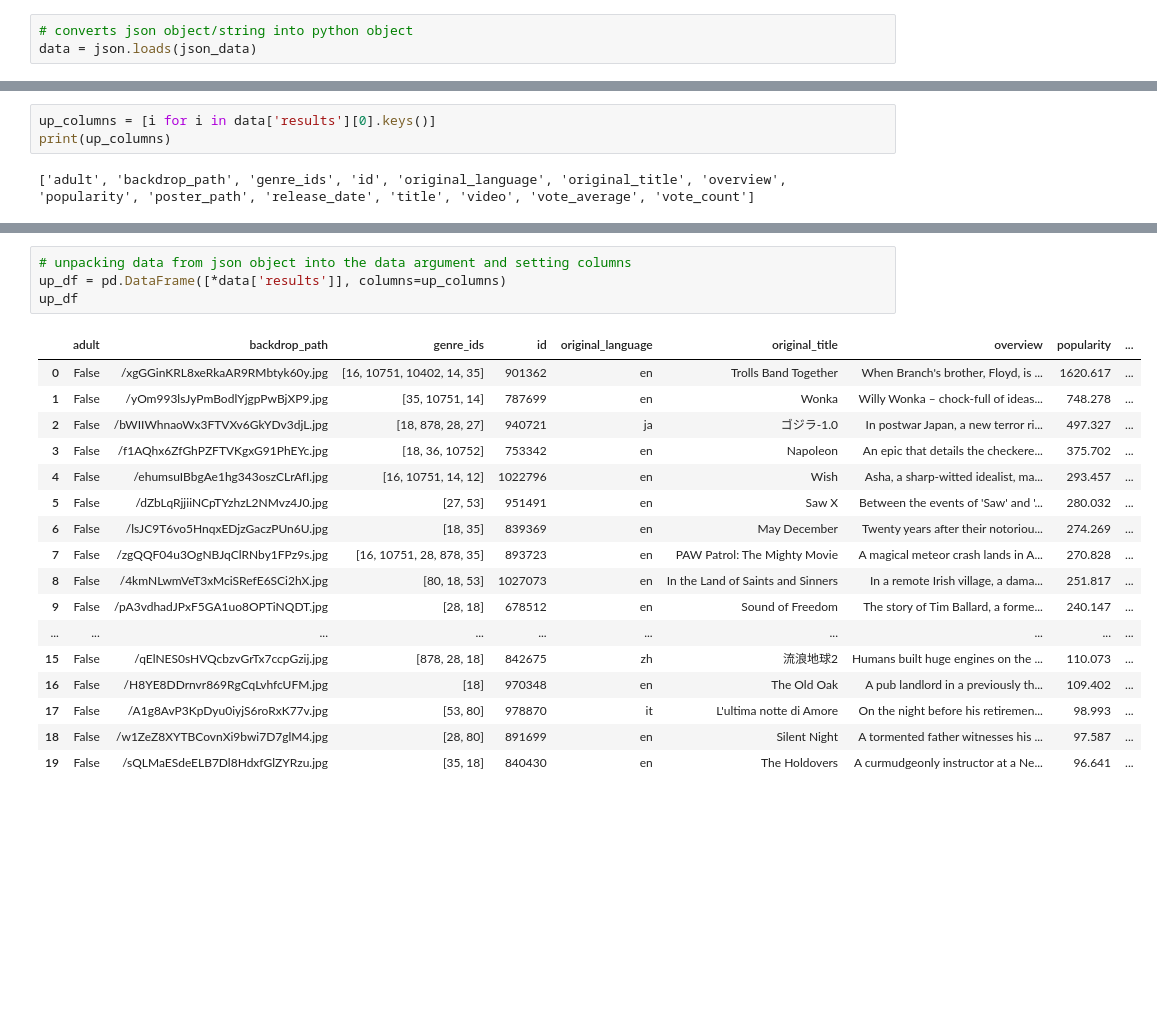
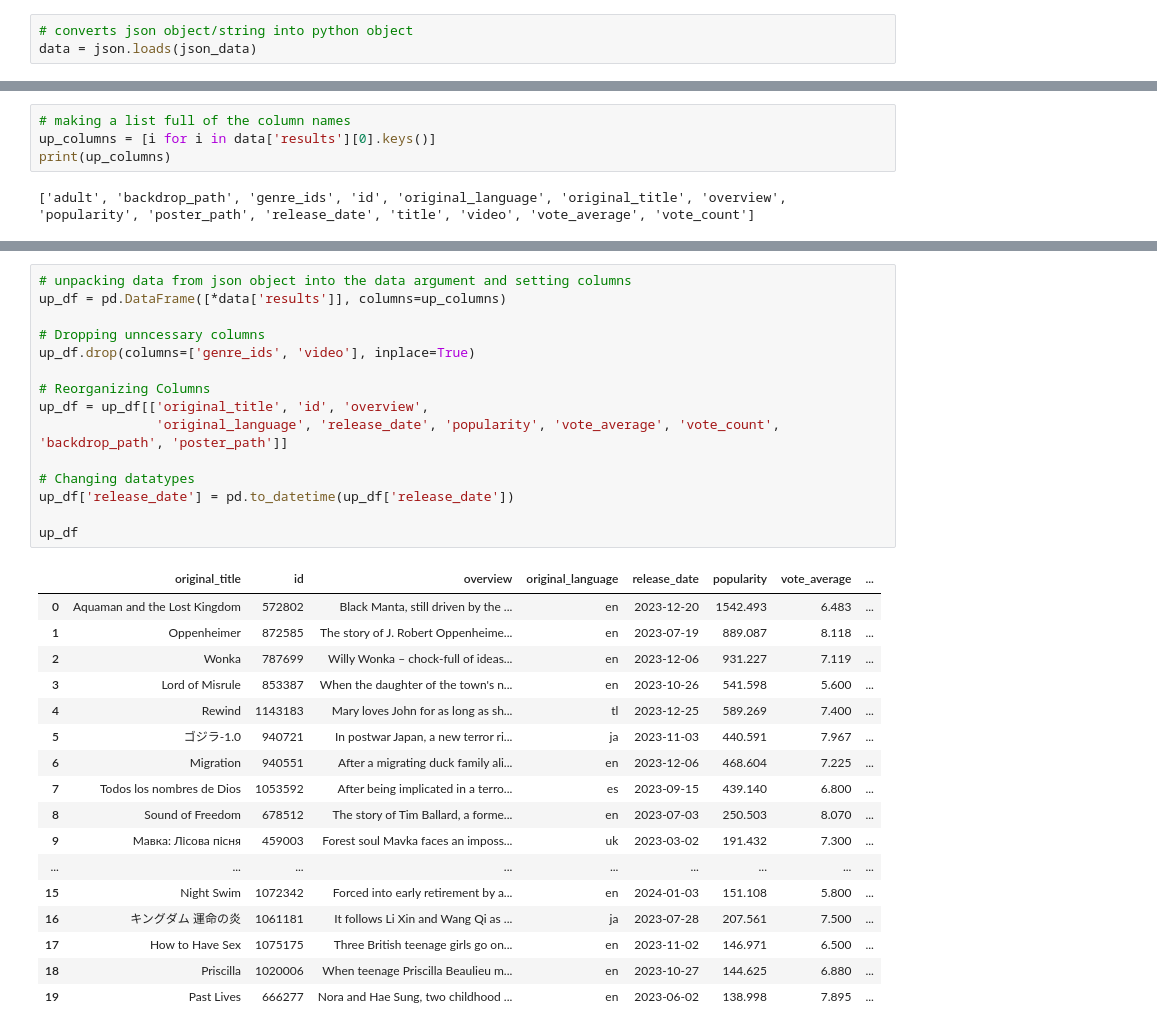
Before and after one commit to CarterT101/Movie_DB, a Jupyter notebook: Notebooks/Movie_DB_Main.ipynb, the cells around one changed output, grey strips where cells are left out. Cells and saved outputs as stored; diff of their text form; blank space fills up the shorter version.

Commit message:
upcoming movies update

```diff
--- a/Notebooks/Movie_DB_Main.ipynb
+++ b/Notebooks/Movie_DB_Main.ipynb
@@ -494,4 +493,5 @@ print(*data['results'][0].items())
 # %%
+# making a list full of the column names
 up_columns = [i for i in data['results'][0].keys()]
 print(up_columns)
 # %% [output]
@@ -521,25 +521,36 @@ vote_count 97
 # %%
 # unpacking data from json object into the data argument and setting columns
 up_df = pd.DataFrame([*data['results']], columns=up_columns)
+
+# Dropping unncessary columns
+up_df.drop(columns=['genre_ids', 'video'], inplace=True)
+
+# Reorganizing Columns
+up_df = up_df[['original_title', 'id', 'overview',
+               'original_language', 'release_date', 'popularity', 'vote_average', 'vote_count', 'backdrop_path', 'poster_path']]
+
+# Changing datatypes
+up_df['release_date'] = pd.to_datetime(up_df['release_date'])
+
 up_df
 # %% [output]
-|  | adult | backdrop_path | genre_ids | id | original_language | original_title | overview | popularity | ... |
-| 0 | False | /xgGGinKRL8xeRkaAR9RMbtyk60y.jpg | [16, 10751, 10402, 14, 35] | 901362 | en | Trolls Band Together | When Branch's brother, Floyd, is ... | 1620.617 | ... |
-| 1 | False | /yOm993lsJyPmBodlYjgpPwBjXP9.jpg | [35, 10751, 14] | 787699 | en | Wonka | Willy Wonka – chock-full of ideas... | 748.278 | ... |
-| 2 | False | /bWIIWhnaoWx3FTVXv6GkYDv3djL.jpg | [18, 878, 28, 27] | 940721 | ja | ゴジラ-1.0 | In postwar Japan, a new terror ri... | 497.327 | ... |
-| 3 | False | /f1AQhx6ZfGhPZFTVKgxG91PhEYc.jpg | [18, 36, 10752] | 753342 | en | Napoleon | An epic that details the checkere... | 375.702 | ... |
-| 4 | False | /ehumsuIBbgAe1hg343oszCLrAfI.jpg | [16, 10751, 14, 12] | 1022796 | en | Wish | Asha, a sharp-witted idealist, ma... | 293.457 | ... |
-| 5 | False | /dZbLqRjjiiNCpTYzhzL2NMvz4J0.jpg | [27, 53] | 951491 | en | Saw X | Between the events of 'Saw' and '... | 280.032 | ... |
-| 6 | False | /lsJC9T6vo5HnqxEDjzGaczPUn6U.jpg | [18, 35] | 839369 | en | May December | Twenty years after their notoriou... | 274.269 | ... |
-| 7 | False | /zgQQF04u3OgNBJqClRNby1FPz9s.jpg | [16, 10751, 28, 878, 35] | 893723 | en | PAW Patrol: The Mighty Movie | A magical meteor crash lands in A... | 270.828 | ... |
-| 8 | False | /4kmNLwmVeT3xMciSRefE6SCi2hX.jpg | [80, 18, 53] | 1027073 | en | In the Land of Saints and Sinners | In a remote Irish village, a dama... | 251.817 | ... |
-| 9 | False | /pA3vdhadJPxF5GA1uo8OPTiNQDT.jpg | [28, 18] | 678512 | en | Sound of Freedom | The story of Tim Ballard, a forme... | 240.147 | ... |
-| ... | ... | ... | ... | ... | ... | ... | ... | ... | ... |
-| 15 | False | /qElNES0sHVQcbzvGrTx7ccpGzij.jpg | [878, 28, 18] | 842675 | zh | 流浪地球2 | Humans built huge engines on the ... | 110.073 | ... |
-| 16 | False | /H8YE8DDrnvr869RgCqLvhfcUFM.jpg | [18] | 970348 | en | The Old Oak | A pub landlord in a previously th... | 109.402 | ... |
-| 17 | False | /A1g8AvP3KpDyu0iyjS6roRxK77v.jpg | [53, 80] | 978870 | it | L'ultima notte di Amore | On the night before his retiremen... | 98.993 | ... |
-| 18 | False | /w1ZeZ8XYTBCovnXi9bwi7D7glM4.jpg | [28, 80] | 891699 | en | Silent Night | A tormented father witnesses his ... | 97.587 | ... |
-| 19 | False | /sQLMaESdeELB7Dl8HdxfGlZYRzu.jpg | [35, 18] | 840430 | en | The Holdovers | A curmudgeonly instructor at a Ne... | 96.641 | ... |
+|  | original_title | id | overview | original_language | release_date | popularity | vote_average | ... |
+| 0 | Aquaman and the Lost Kingdom | 572802 | Black Manta, still driven by the ... | en | 2023-12-20 | 1542.493 | 6.483 | ... |
+| 1 | Oppenheimer | 872585 | The story of J. Robert Oppenheime... | en | 2023-07-19 | 889.087 | 8.118 | ... |
+| 2 | Wonka | 787699 | Willy Wonka – chock-full of ideas... | en | 2023-12-06 | 931.227 | 7.119 | ... |
+| 3 | Lord of Misrule | 853387 | When the daughter of the town's n... | en | 2023-10-26 | 541.598 | 5.600 | ... |
+| 4 | Rewind | 1143183 | Mary loves John for as long as sh... | tl | 2023-12-25 | 589.269 | 7.400 | ... |
+| 5 | ゴジラ-1.0 | 940721 | In postwar Japan, a new terror ri... | ja | 2023-11-03 | 440.591 | 7.967 | ... |
+| 6 | Migration | 940551 | After a migrating duck family ali... | en | 2023-12-06 | 468.604 | 7.225 | ... |
+| 7 | Todos los nombres de Dios | 1053592 | After being implicated in a terro... | es | 2023-09-15 | 439.140 | 6.800 | ... |
+| 8 | Sound of Freedom | 678512 | The story of Tim Ballard, a forme... | en | 2023-07-03 | 250.503 | 8.070 | ... |
+| 9 | Мавка: Лісова пісня | 459003 | Forest soul Mavka faces an imposs... | uk | 2023-03-02 | 191.432 | 7.300 | ... |
+| ... | ... | ... | ... | ... | ... | ... | ... | ... |
+| 15 | Night Swim | 1072342 | Forced into early retirement by a... | en | 2024-01-03 | 151.108 | 5.800 | ... |
+| 16 | キングダム 運命の炎 | 1061181 | It follows Li Xin and Wang Qi as ... | ja | 2023-07-28 | 207.561 | 7.500 | ... |
+| 17 | How to Have Sex | 1075175 | Three British teenage girls go on... | en | 2023-11-02 | 146.971 | 6.500 | ... |
+| 18 | Priscilla | 1020006 | When teenage Priscilla Beaulieu m... | en | 2023-10-27 | 144.625 | 6.880 | ... |
+| 19 | Past Lives | 666277 | Nora and Hae Sung, two childhood ... | en | 2023-06-02 | 138.998 | 7.895 | ... |
 # %%
 up_df.info()
 # %% [output]
```
Also changed, not shown: parts of 20 cells of this notebook, 4 other files.
